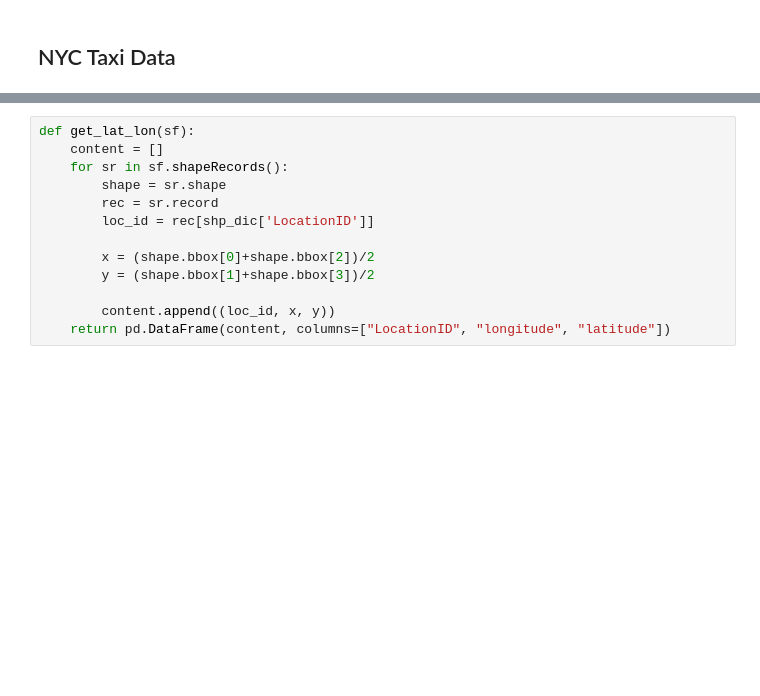
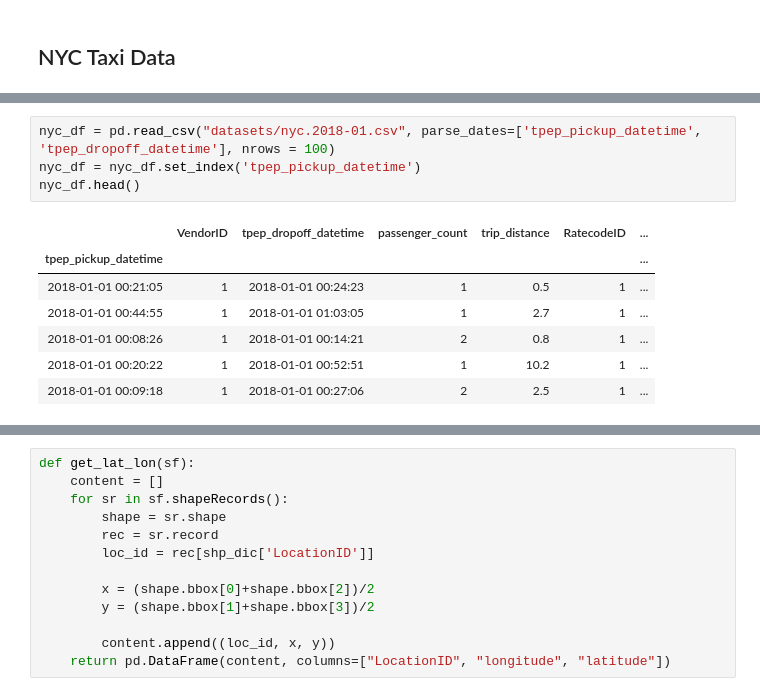
Before and after one commit to A5-015/nyc-taxi-data, a Jupyter notebook: nyc-taxi-data-analysis.ipynb, the cells around one changed output, grey strips where cells are left out. Drawn from its saved outputs; the diff is of its cells as text; blank space fills up the shorter version.

```diff
--- a/nyc-taxi-data-analysis.ipynb
+++ b/nyc-taxi-data-analysis.ipynb
@@ -25,0 +33,12 @@ nyc_database = create_engine('sqlite:///datasets/nyc_database.db')
+# %%
+nyc_df = pd.read_csv("datasets/nyc.2018-01.csv", parse_dates=['tpep_pickup_datetime', 'tpep_dropoff_datetime'], nrows = 100)
+nyc_df = nyc_df.set_index('tpep_pickup_datetime')
+nyc_df.head()
+# %% [output]
+|  | VendorID | tpep_dropoff_datetime | passenger_count | trip_distance | RatecodeID | ... |
+| tpep_pickup_datetime |  |  |  |  |  | ... |
+| 2018-01-01 00:21:05 | 1 | 2018-01-01 00:24:23 | 1 | 0.5 | 1 | ... |
+| 2018-01-01 00:44:55 | 1 | 2018-01-01 01:03:05 | 1 | 2.7 | 1 | ... |
+| 2018-01-01 00:08:26 | 1 | 2018-01-01 00:14:21 | 2 | 0.8 | 1 | ... |
+| 2018-01-01 00:20:22 | 1 | 2018-01-01 00:52:51 | 1 | 10.2 | 1 | ... |
+| 2018-01-01 00:09:18 | 1 | 2018-01-01 00:27:06 | 2 | 2.5 | 1 | ... |
```
Also changed, not shown: parts of 35 cells of this notebook.
